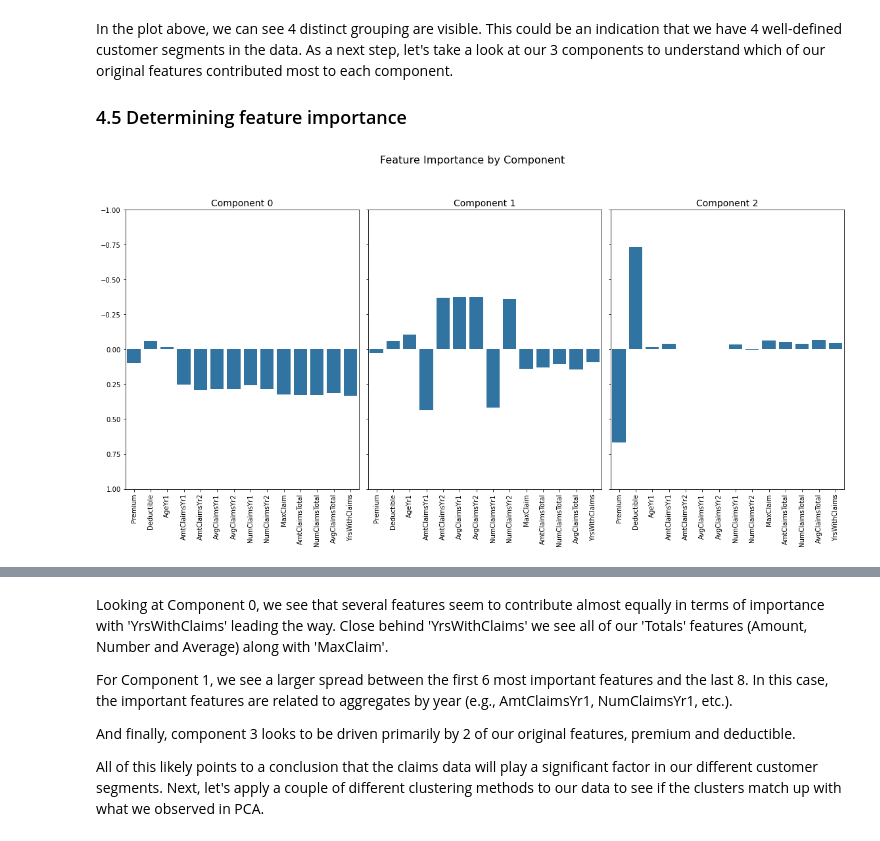
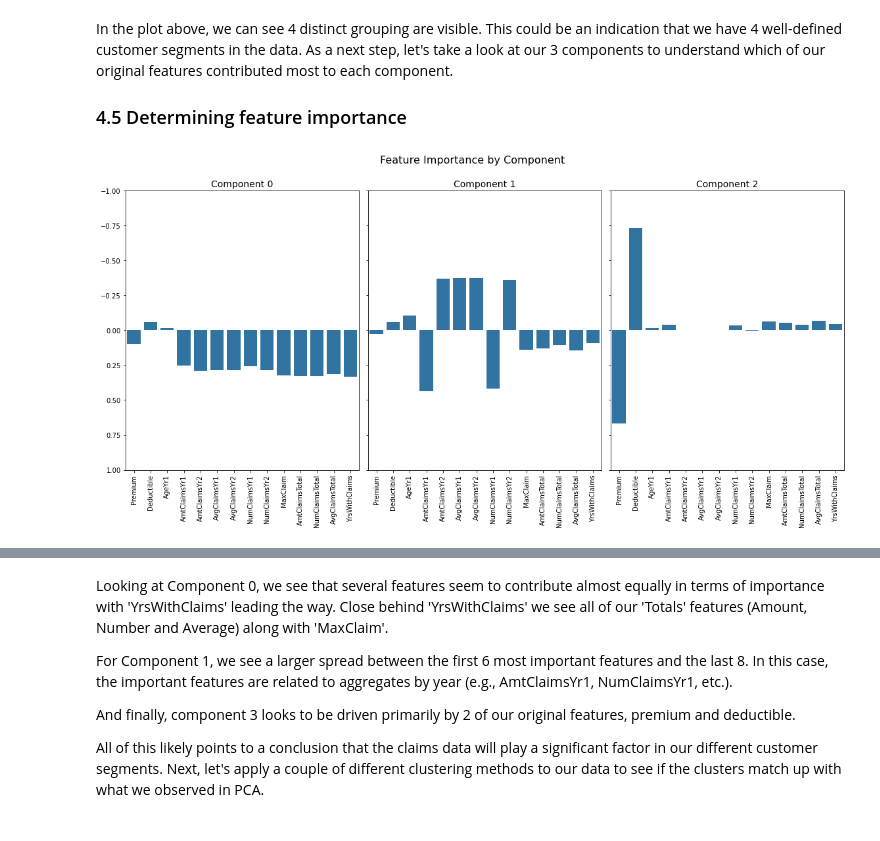
Before and after one commit to stevenrhart/pet-insurance-customer-segmentation, a Jupyter notebook: notebooks/02_pet_insurance_customer_segmentation_eda_and_clustering.ipynb, the cells around one changed output, grey strips where cells are left out. Cells and saved outputs as stored; diff of their text form; code cells hidden in the pictures.

```diff
--- a/notebooks/02_pet_insurance_customer_segmentation_eda_and_clustering.ipynb
+++ b/notebooks/02_pet_insurance_customer_segmentation_eda_and_clustering.ipynb
@@ -447,24 +447,24 @@ In the plot above, we can see 4 distinct grouping are visible. This could be an
 # %%
 # Create a barplot of feature importances by component
 # Set x values and labels to feature names
 x = pets_scale_columns
 
 # Create plot
 f, axs = plt.subplots(1, 3, figsize=(16,8), sharey=True)
 plt.ylim(1, -1)
 sns.barplot(x=x, y=pets_pca.components_[0], ax=axs[0], color="#1f77b4").set_xticklabels(x, rotation = 90)
 sns.barplot(x=x, y=pets_pca.components_[1], ax=axs[1], color="#1f77b4").set_xticklabels(x, rotation = 90)
 sns.barplot(x=x, y=pets_pca.components_[2], ax=axs[2], color="#1f77b4").set_xticklabels(x, rotation = 90)
 
 axs[0].set_title("Component 0", fontsize=14)
 axs[1].set_title("Component 1", fontsize=14)
 axs[2].set_title("Component 2", fontsize=14)
-plt.suptitle("Feature Importance by Component", y=1.05, fontsize=16)
+plt.suptitle("Feature Importance by Component", y=1, fontsize=16)
 plt.tight_layout()
 plt.savefig('../figures/Feature-Importance-by-Component.png')
 plt.show()
 # %% [output]
-[figure, old version]
+[figure, new version]
 # %%
 # Create a df of feature name and importance for each PCA component
 n_pcs = pets_pca.components_.shape[0]
```
Also changed, not shown: parts of 4 cells of this notebook, 5 other files.
